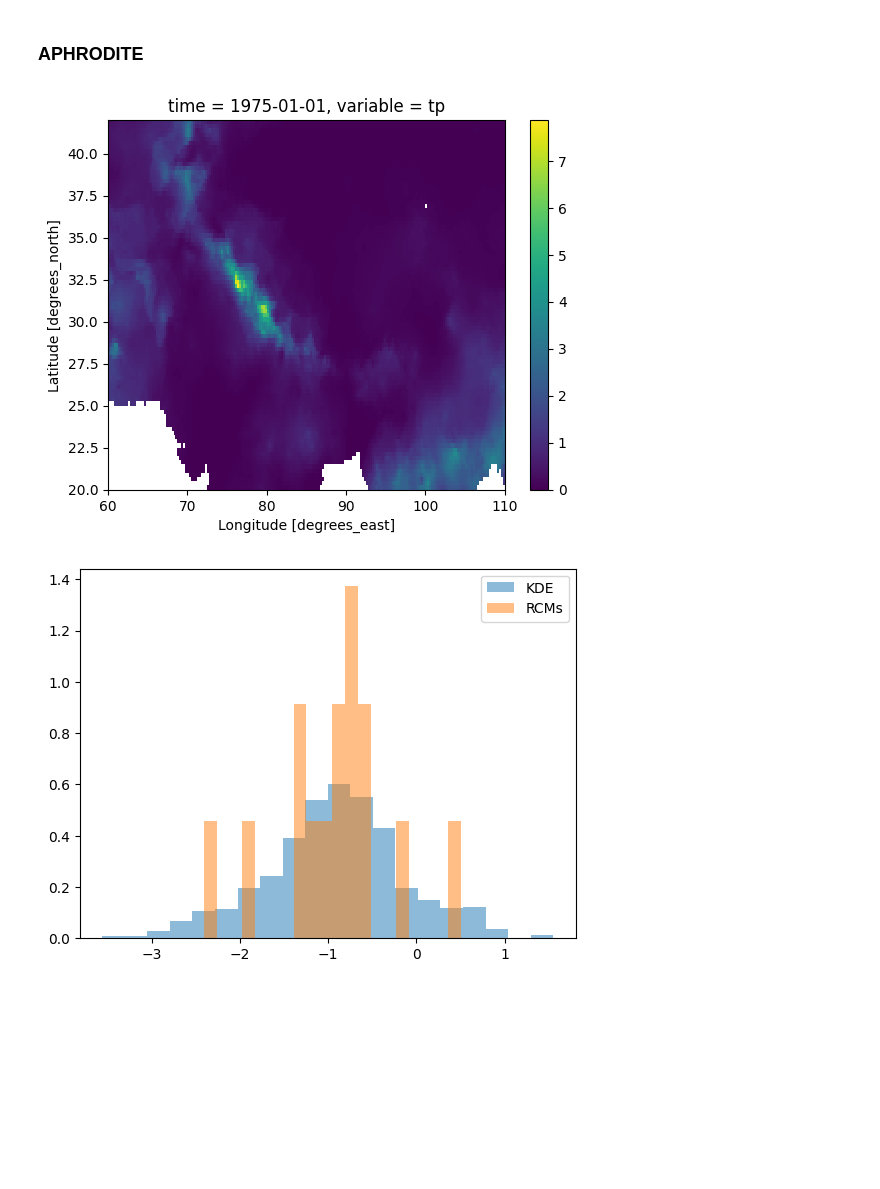
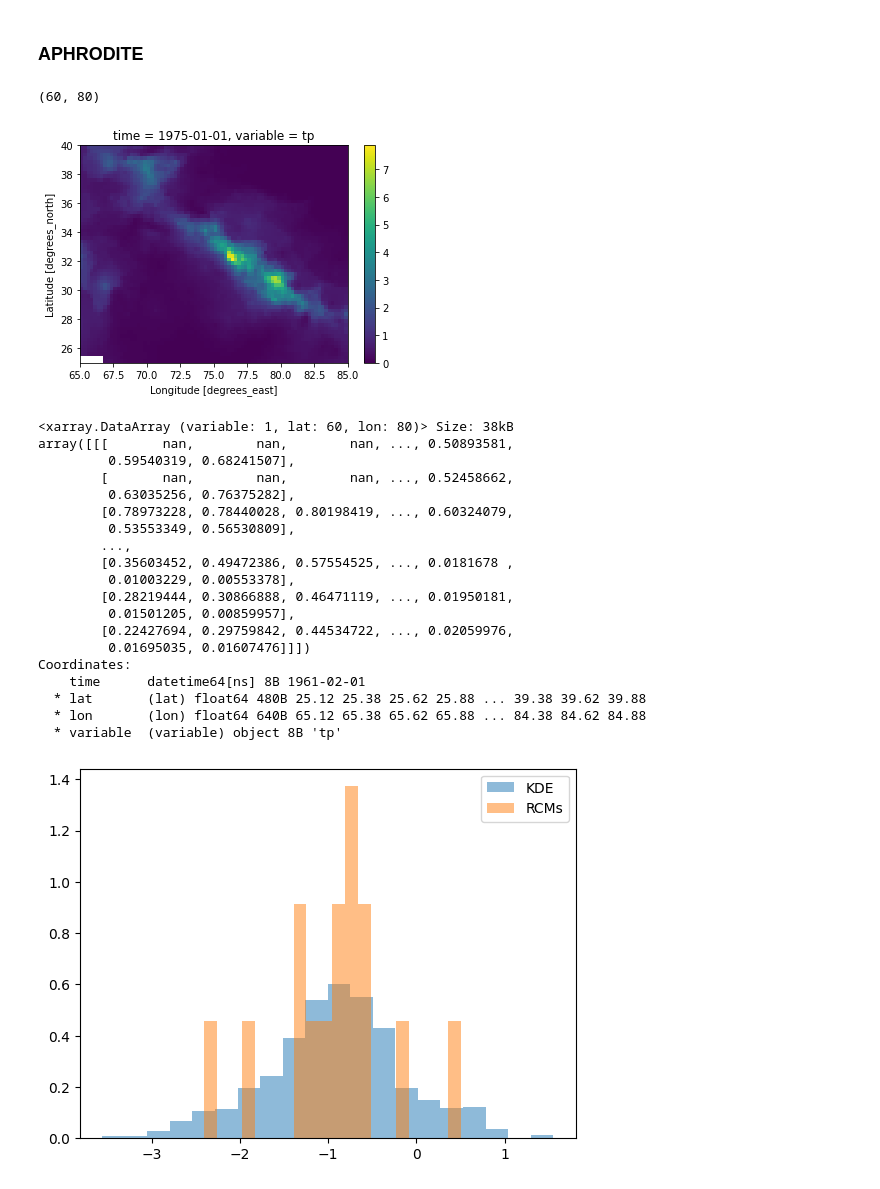
Before and after one commit to kenzaxtazi/bcm4rcm, a Jupyter notebook: experiments/evaluation/evaluation.ipynb, the cells around one changed output. Saved outputs shown, nothing was run; the diff lists cells and outputs as text; code cells hidden in the pictures; blank space fills up the shorter version.

```diff
--- a/experiments/evaluation/evaluation.ipynb
+++ b/experiments/evaluation/evaluation.ipynb
@@ -205,19 +203,58 @@ df = pd.read_csv(files[0])
+# %%
+# df = pd.read_csv(files[0])
+df = pd.read_csv('/data/hpcdata/users/kenzi22/bcm4rcm/data/aphro_grid.csv')
+# %%
+len(df.lat.unique()), len(df.lon.unique())
+# %% [output]
+(60, 80)
 # %%
-PATH = "/Users/marron31/repos/bcm4rcm/data/APHRODITE/aphrodite_hma_1951_2016.nc"
+# PATH = "/Users/marron31/repos/bcm4rcm/data/APHRODITE/aphrodite_hma_1951_2016.nc"
+PATH = '/data/hpcdata/users/kenzi22/data/APHRODITE/aphrodite_hma_1951_2016.nc'
 ds = xr.open_dataset(PATH)
 # %%
 # select data for  period 1961-1975 and spatial extent of interest
-ds_sel = ds.sel(time=slice('1961-01-01', '1975-12-31')).sel(lat=slice(20, 40), lon=slice(60, 105))
+# ds_sel = ds.sel(time=slice('1961-01-01', '1975-12-31')).sel(lat=slice(20, 40), lon=slice(60, 105))
+ds_sel = ds.sel(time=slice('1961-01-01', '1975-12-31')).sel(lat=slice(df.lat.min(), df.lat.max()),
+                                                            lon=slice(df.lon.min(), df.lon.max())
+                                                           )
 # %%
 # Interpolate original dataset to the new coordinates
-interpolated_ds = ds_sel.interp(lat=df.lat.unique(), lon=df.lon.unique(), method='linear', kwargs={"fill_value": "extrapolate"})
+# interpolated_ds = ds_sel.interp(lat=df.lat.unique(), lon=df.lon.unique(), method='linear', kwargs={"fill_value": "extrapolate"})
+interpolated_ds = ds_sel.interp(
+    lat=df.lat.unique(),
+    lon=df.lon.unique(),
+    method='linear',
+    kwargs={"bounds_error": True}
+)
 # %%
-ds.sel(time='1975-01-01').to_array().plot()
+interpolated_ds.sel(time='1975-01-01').to_array().plot()
 plt.show()
 # %% [output]
-[figure, old version]
+[figure, new version]
 # %%
 aphro = interpolated_ds.to_array()
+# %%
+aphro.isel(time=1)
+# %% [output]
+<xarray.DataArray (variable: 1, lat: 60, lon: 80)> Size: 38kB
+array([[[       nan,        nan,        nan, ..., 0.50893581,
+         0.59540319, 0.68241507],
+        [       nan,        nan,        nan, ..., 0.52458662,
+         0.63035256, 0.76375282],
+        [0.78973228, 0.78440028, 0.80198419, ..., 0.60324079,
+         0.53553349, 0.56530809],
+        ...,
+        [0.35603452, 0.49472386, 0.57554525, ..., 0.0181678 ,
+         0.01003229, 0.00553378],
+        [0.28219444, 0.30866888, 0.46471119, ..., 0.01950181,
+         0.01501205, 0.00859957],
+        [0.22427694, 0.29759842, 0.44534722, ..., 0.02059976,
+         0.01695035, 0.01607476]]])
+Coordinates:
+    time      datetime64[ns] 8B 1961-02-01
+  * lat       (lat) float64 480B 25.12 25.38 25.62 25.88 ... 39.38 39.62 39.88
+  * lon       (lon) float64 640B 65.12 65.38 65.62 65.88 ... 84.38 84.62 84.88
+  * variable  (variable) object 8B 'tp'
 # %%
 # Step 1: Extract month and year from the 'time' dimension
 interpolated_ds['month'] = interpolated_ds['time'].dt.month
```
Also changed, not shown: parts of 1 cell of this notebook.
